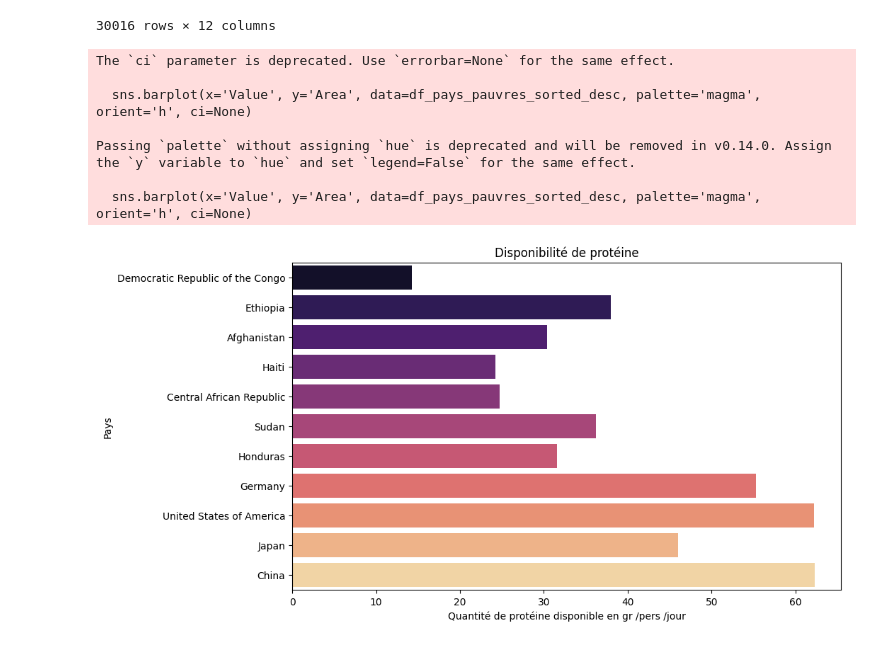
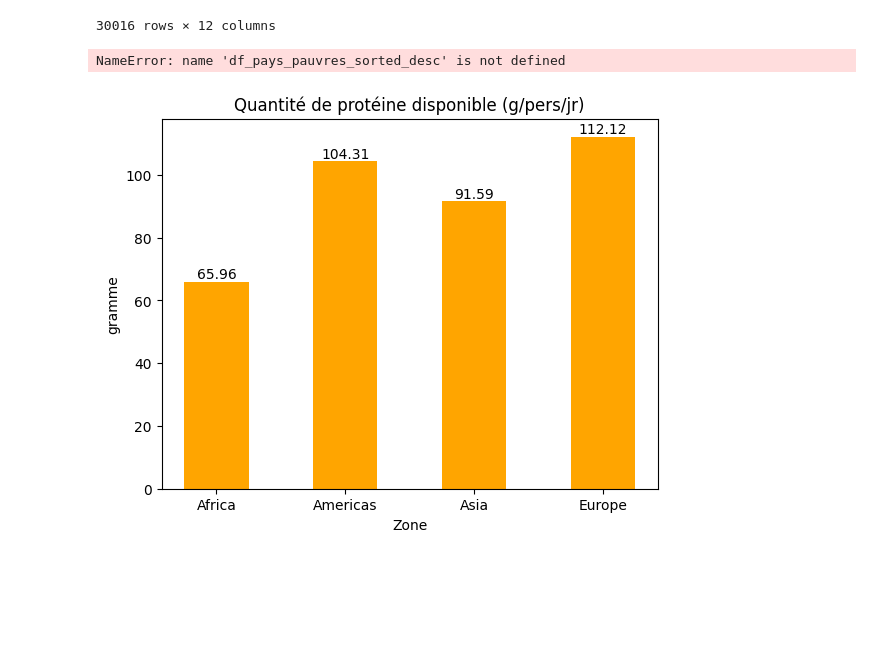
Before and after one commit to faridig/FAO_STAT, a Jupyter notebook: farid.ipynb, the cells around one changed output. Cells and saved outputs as stored; diff of their text form; code cells hidden in the pictures; blank space fills up the shorter version.

```diff
--- a/farid.ipynb
+++ b/farid.ipynb
@@ -546,25 +534,65 @@ df_final
 df_pays_pauvre = pd.read_csv('pays_pauvres_prot.csv')
 
 
-df_pays_pauvres_sorted_desc = df_pays_pauvre.sort_values(by='Value', ascending=True)
 
 df_pays_pauvres_sorted_desc
 
+
+
+
+df_pays_pauvres_sorted_desc = df_sum_by_country.sort_values(by='Value', ascending=True)
+
+
+df_pays_pauvres_sorted_desc = df_sum_by_country.sort_values(by='Value', ascending=True)
+
+
+# Création de la figure avec Seaborn
 plt.figure(figsize=(10, 6))
-
 sns.barplot(x='Value', y='Area', data=df_pays_pauvres_sorted_desc, palette='magma', orient='h', ci=None)
 
-plt.title('Disponibilité de protéine')
-plt.xlabel('Quantité de protéine disponible en gr /pers /jour')
+# Ajout des valeurs exactes à la fin de chaque barre
+for index, row in df_pays_pauvres_sorted_desc.iterrows():
+    plt.text(row['Value'] + 0.1, index, f'{row["Value"]:.2f}', ha='left', va='center')
+
+# Ajout de labels et de titres
+plt.title('Quantité de protéine (animale et végétale) disponible en gr /pers /jour')
+plt.xlabel('Quantité de protéine (g/pers/jour)')
 plt.ylabel('Pays')
 
+# Affichage de la figure
 plt.show()
+
+df_pays_pauvre
 # %% [output]
-The `ci` parameter is deprecated. Use `errorbar=None` for the same effect.
-
-  sns.barplot(x='Value', y='Area', data=df_pays_pauvres_sorted_desc, palette='magma', orient='h', ci=None)
-
-Passing `palette` without assigning `hue` is deprecated and will be removed in v0.14.0. Assign the `y` variable to `hue` and set `legend=False` for the same effect.
-
-  sns.barplot(x='Value', y='Area', data=df_pays_pauvres_sorted_desc, palette='magma', orient='h', ci=None)
+NameError: name 'df_pays_pauvres_sorted_desc' is not defined
-[figure, removed]
+# %%
+
+
+region_prot = pd.read_csv('region_prot.csv')
+
+region_prot
+
+
+df_prot_country = region_prot.groupby('Area')['Value'].sum().reset_index()
+
+# Création de l'histogramme
+plt.bar(df_prot_country['Area'], df_prot_country['Value'], color = 'orange', width=0.5)
+
+for i, value in enumerate(df_prot_country['Value']):
+    plt.text(df_prot_country['Area'][i], value + 0.1, f'{value:.2f}', ha='center', va='bottom')
+
+
+# Ajout de labels et de titres
+plt.xlabel('Zone')
+plt.ylabel('gramme')
+plt.title('Quantité de protéine disponible (g/pers/jr)')
+
+# Affichage de l'histogramme
+plt.show()
+
+
+df_prot_country
+
+region_prot
+# %% [output]
+[figure, added]
```
Also changed, not shown: parts of 5 cells of this notebook, 4 other files.
